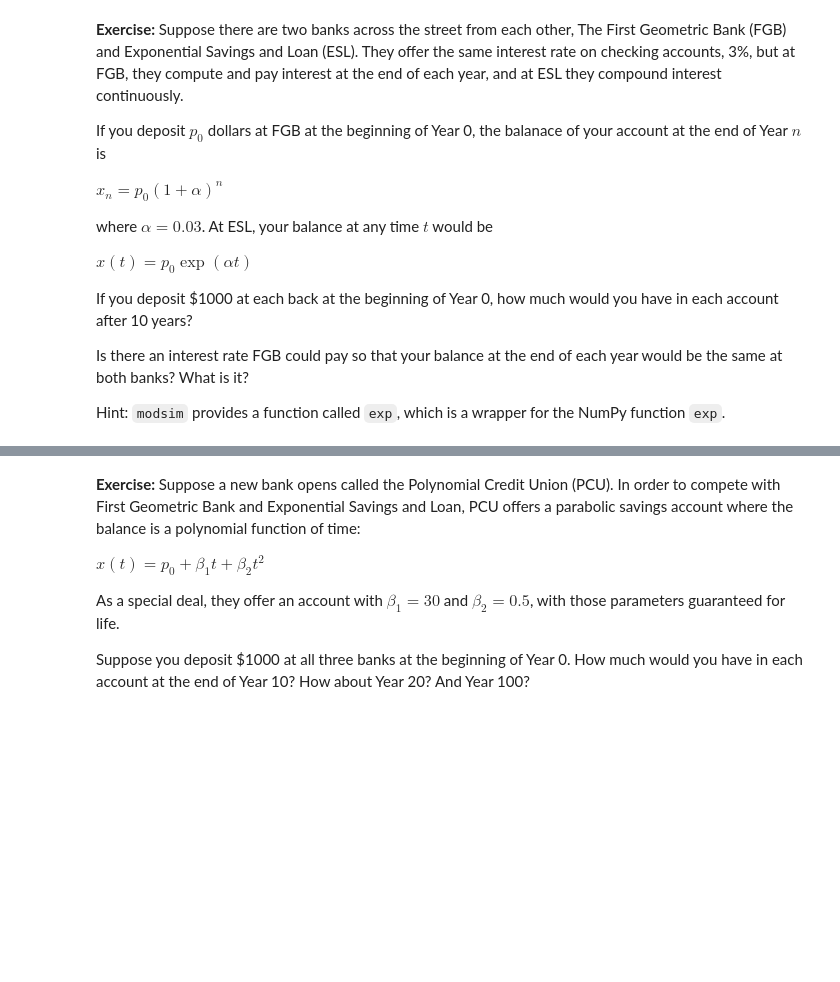
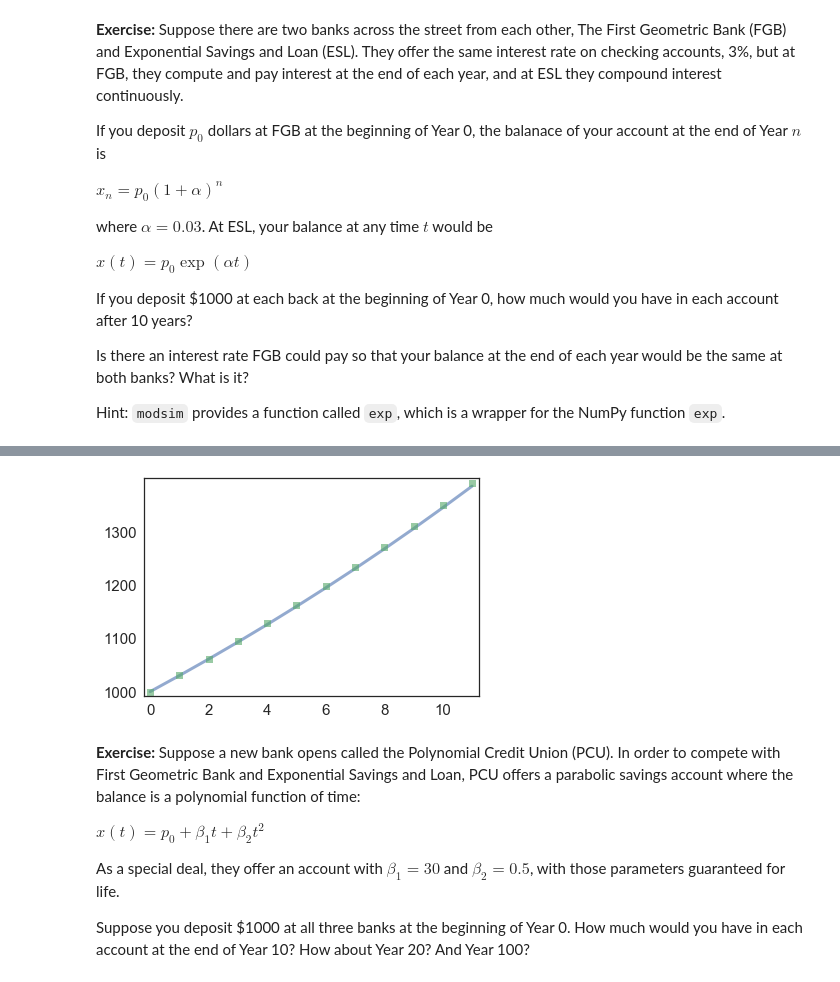
Before and after one commit to NOwolabi/modsim_project_2, a Jupyter notebook: code/chap04-mine.ipynb, the cells around one changed output, grey strips where cells are left out. Drawn from its saved outputs; the diff is of its cells as text; code cells hidden in the pictures; blank space fills up the shorter version.

```diff
--- a/code/chap04-mine.ipynb
+++ b/code/chap04-mine.ipynb
@@ -234,12 +234,3 @@ If you deposit \$1000 at each back at the beginning of Year 0, how much would yo
 Is there an interest rate FGB could pay so that your balance at the end of each year would be the same at both banks?  What is it?
 
 Hint: `modsim` provides a function called `exp`, which is a wrapper for the NumPy function `exp`.
-# %%
-# Solution goes here
-def FGB (b, a, n)
-    final_balance_FGB = b * (1 + a)^n
-    return final_balance_FGB
-def ESL (b, a, t)
-    final_balance_ESL = b exp(at)
-    return final_balance_ESL
-FGB (1000, .3, 10)
@@ -248,3 +237,45 @@ SyntaxError: invalid syntax (<ipython-input-34-b3b68e71683c>, line 2)
+# %%
+# Solution goes here
+money_in = 1000
+alpha = 0.03
+time = linrange(11)
+
+
+alpha2 = exp(alpha) - 1
+alpha2
+
+
+
+def FGB (money_in, time):
+    final_balance_FGB = money_in * (1 + alpha) ** time
+    return final_balance_FGB
+def ESL (money_in, time):
+    final_balance_ESL = money_in * exp(alpha * time)
+    return final_balance_ESL
+def string_to_float(number):
+    if type(number) == float:
+        return number
+    else:
+        results = ''
+        for character in number:
+            if not character == ',':
+                results += character
+        return float(results)
+print (FGB)
+print (ESL)
+Y = FGB(money_in,time)
+ESL(money_in,time)
+# Y = FGB
+# X = ESL
+# # ESL=ESL
+# # FGB=FGB
+# string_to_float(Y)
+# sting_to_float(X)
+newfig()
+plot(time, Y, '-')
+plot(time, X, 's')
+# %% [output]
+[figure, added]
 # %%
 # Solution goes here
 # %%
```
Also changed, not shown: parts of 3 cells of this notebook, 10 other files.
